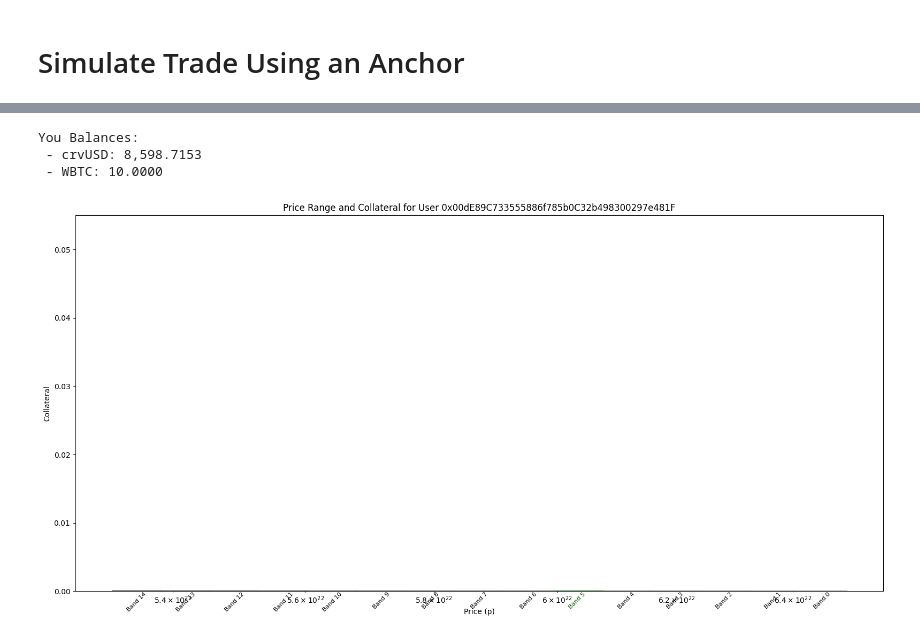
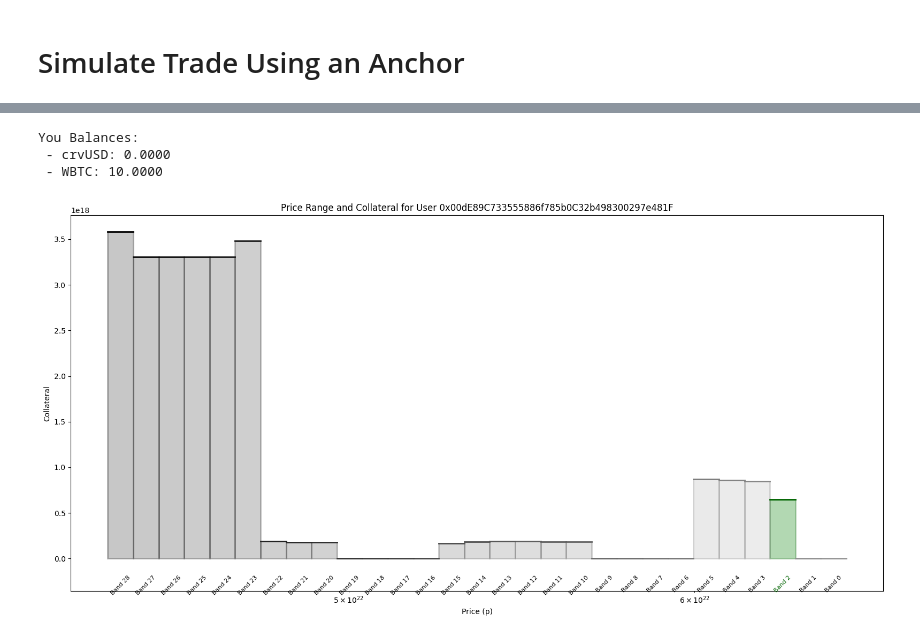
Before and after one commit to cryptoleek-team/curvefi-playground, a Jupyter notebook: llamma/research_wbtc-crvusd.ipynb, the cells around one changed output, grey strips where cells are left out. Saved outputs shown, nothing was run; the diff lists cells and outputs as text; code cells hidden in the pictures.

```diff
--- a/llamma/research_wbtc-crvusd.ipynb
+++ b/llamma/research_wbtc-crvusd.ipynb
@@ -382,13 +287,13 @@ AMM Balances:
 # %%
 # Borrow
 # Test a trade
 crvusd.approve(controller, 2**256 - 1)
-with boa.env.anchor():
-    controller.repay(borrow_amount)
-    user_balances(user, crvusd, wbtc, 8, "You")
-    plot(amm, user)
+
+controller.repay(borrow_amount)
+user_balances(user, crvusd, wbtc, 8, "User")
+plot(amm, user)
 # %% [output]
 You Balances:
- - crvUSD: 8,598.7153
+ - crvUSD: 0.0000
  - WBTC: 10.0000
-[figure, old version]
+[figure, new version]
```
Also changed, not shown: parts of 5 cells of this notebook.
